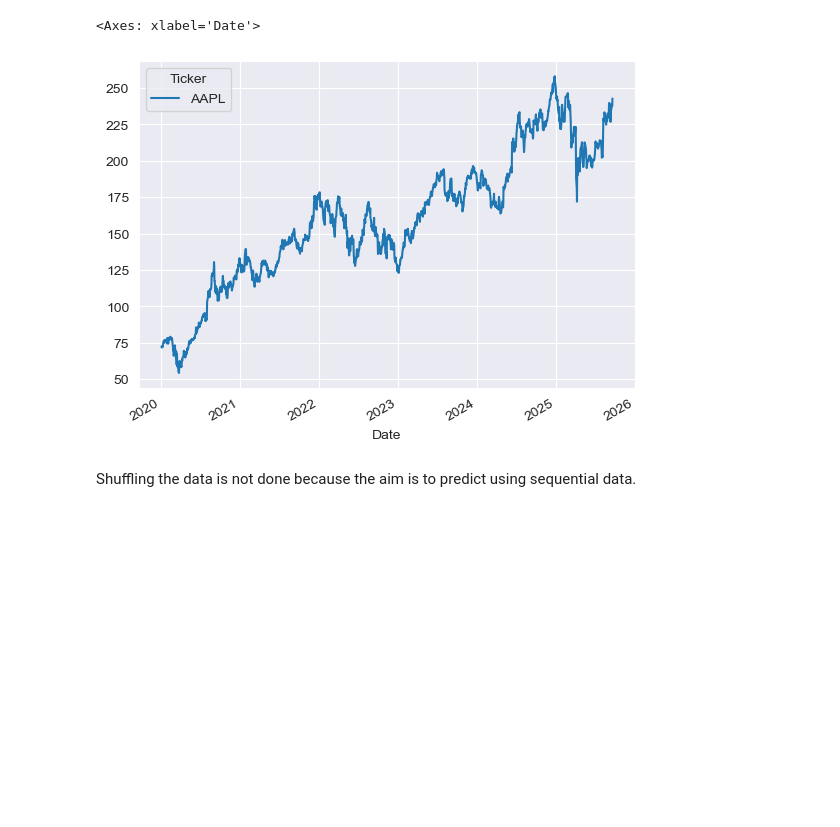
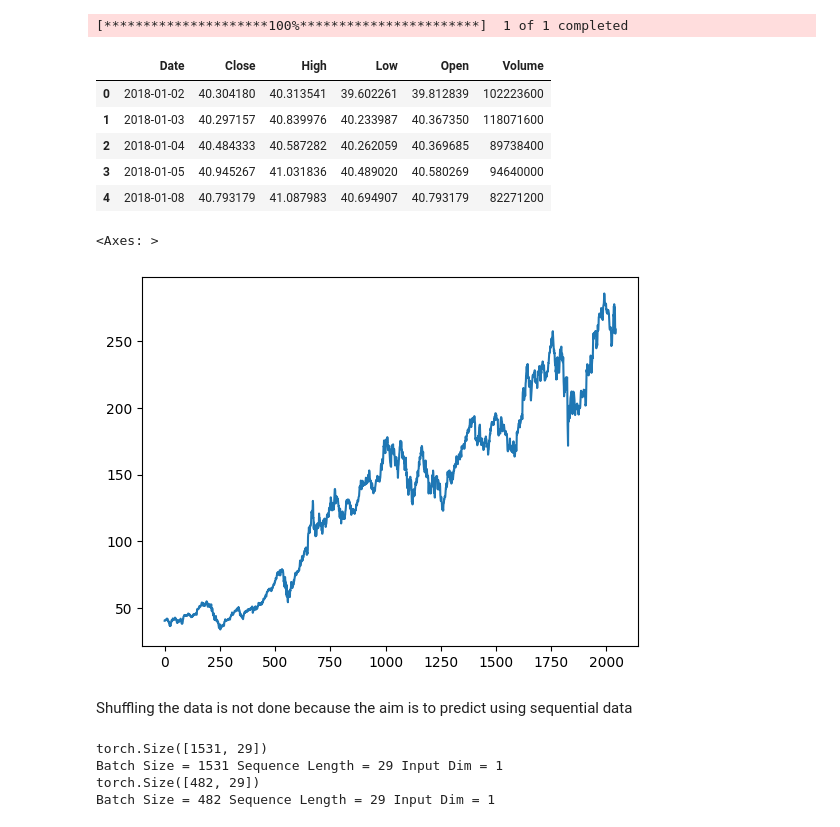
Before and after one commit to joanne-ev/personal-projects, a Jupyter notebook: stock-price-prediction/stock-price-prediction-lstm.ipynb, the cells around one changed output. Cells and saved outputs as stored; diff of their text form; code cells hidden in the pictures; blank space fills up the shorter version.

Commit message:
Individual scaling for training and testing data; Added informative notes about the LSTM mode; Conducted training successfully

```diff
--- a/stock-price-prediction/stock-price-prediction-lstm.ipynb
+++ b/stock-price-prediction/stock-price-prediction-lstm.ipynb
@@ -46,5 +20,0 @@ df.head()
-# %%
-df['Close'].plot()
-# %% [output]
-<Axes: xlabel='Date'>
-[figure, removed]
@@ -73,2 +21,33 @@ y_test = torch.from_numpy(data[train_size:, -1, :]).type(torch.Tensor).to(device
+# %%
+# Data for Apple
+ticker = 'AAPL'
+data = yf.download(ticker, '2018-01-01')
+
+# Check if there are MultiIndex columns
+if isinstance(data.columns, pd.MultiIndex):
+    data.columns = data.columns.droplevel(["Ticker"])       # Drop unnecessary level
+    data.columns = data.columns.get_level_values("Price")   # Flatten the "Price" header
+
+# Reset index to make `Date` a column and not an index
+data = data.reset_index().sort_values(by="Date")
+
+# Remove the `Price` column header label
+data.columns.name = None
+
+data.head()
+# %% [output]
+[*********************100%***********************]  1 of 1 completed
+|  | Date | Close | High | Low | Open | Volume |
+| 0 | 2018-01-02 | 40.304180 | 40.313541 | 39.602261 | 39.812839 | 102223600 |
+| 1 | 2018-01-03 | 40.297157 | 40.839976 | 40.233987 | 40.367350 | 118071600 |
+| 2 | 2018-01-04 | 40.484333 | 40.587282 | 40.262059 | 40.369685 | 89738400 |
+| 3 | 2018-01-05 | 40.945267 | 41.031836 | 40.489020 | 40.580269 | 94640000 |
+| 4 | 2018-01-08 | 40.793179 | 41.087983 | 40.694907 | 40.793179 | 82271200 |
+# %%
+# Closing prices
+data['Close'].plot()
+# %% [output]
+<Axes: >
+[figure, added]
 # %% [markdown]
-Shuffling the data is not done because the aim is to predict using sequential data.
+Shuffling the data is not done because the aim is to predict using sequential data
@@ -75,3 +86,24 @@ Shuffling the data is not done because the aim is to predict using sequential da
+# %%
+# X data needs to be a 3D tensor: (Batch Size: How many samples?, Sequence Length: How many days are you looking back? (The "Time Steps"), Input Dim: How many features per day?)
+if X_train_tensor.dim() == 2:
+    print(X_train_tensor.shape)
+    # unsqueeze(-1) adds a new dimension of size one at the specified position in a tensor
+    X_train_tensor = X_train_tensor.unsqueeze(-1)
+    print(f"Batch Size = {X_train_tensor.shape[0]}", f"Sequence Length = {X_train_tensor.shape[1]}", f"Input Dim = {X_train_tensor.shape[2]}")
+else:
+    print("Correct size")
+
+if X_test_tensor.dim() == 2:
+    print(X_test_tensor.shape)
+    X_test_tensor = X_test_tensor.unsqueeze(-1)
+    print(f"Batch Size = {X_test_tensor.shape[0]}", f"Sequence Length = {X_test_tensor.shape[1]}", f"Input Dim = {X_test_tensor.shape[2]}")
+else:
+    print("Correct size")
+# %% [output]
+torch.Size([1531, 29])
+Batch Size = 1531 Sequence Length = 29 Input Dim = 1
+torch.Size([482, 29])
+Batch Size = 482 Sequence Length = 29 Input Dim = 1
 # %%
 class PredictionModel(nn.Module):
 	def __init__(self, input_dim, hidden_dim, num_layers, output_dim):
```
Also changed, not shown: parts of 20 cells of this notebook.
